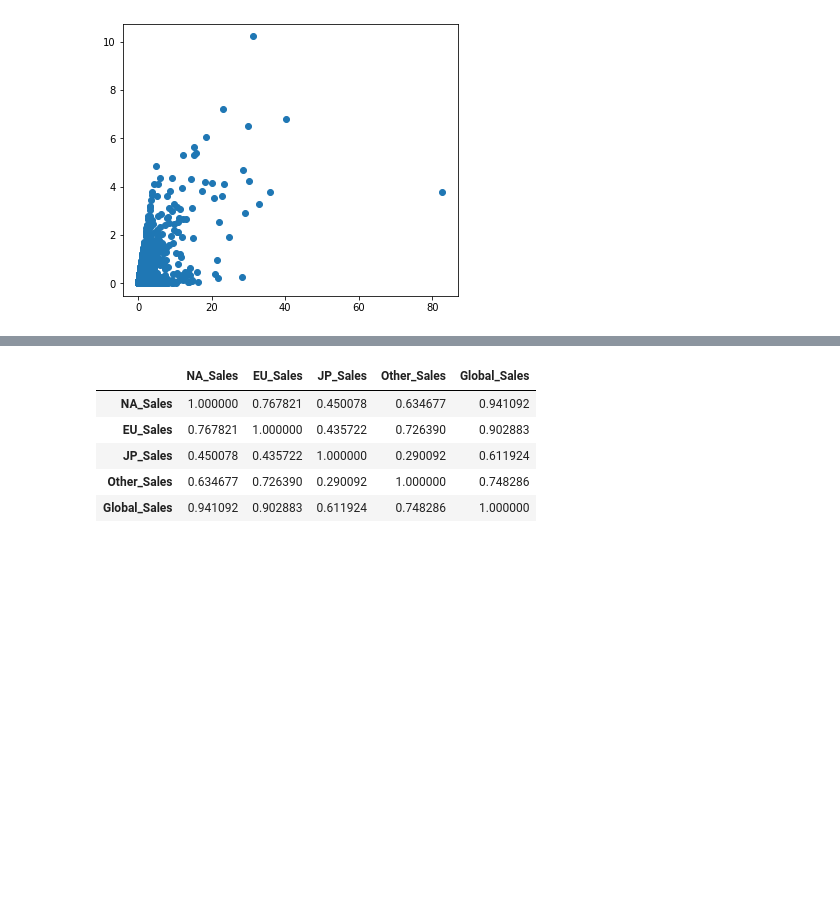
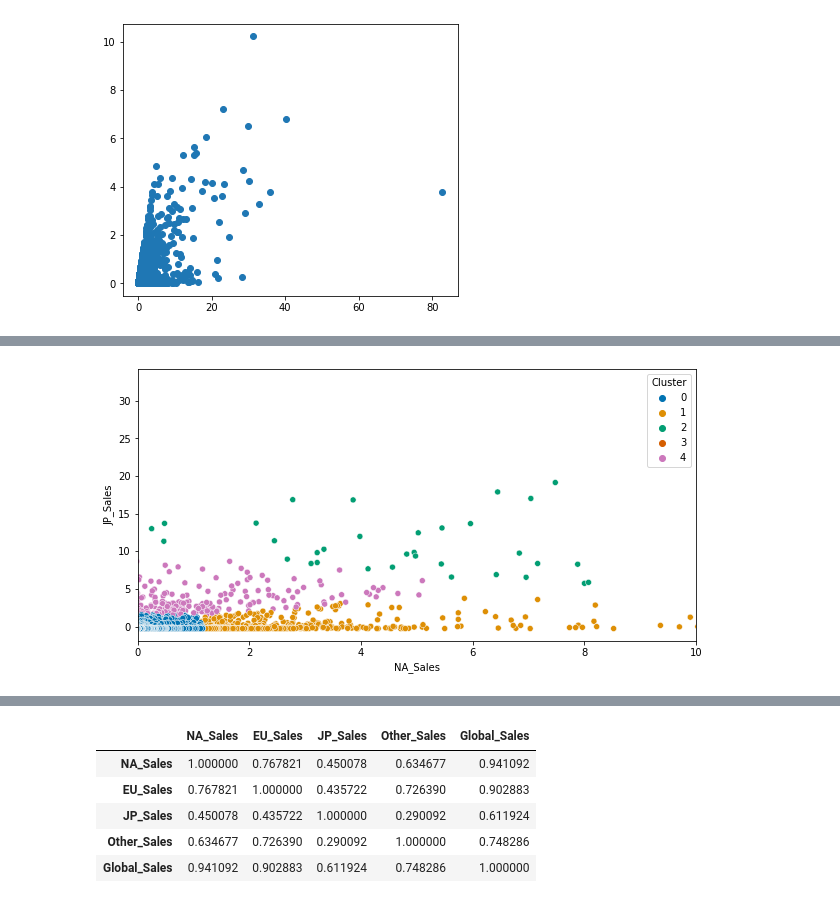
Before and after one commit to nan-park/section1_project, a Jupyter notebook: AI_section1_project.ipynb, the cells around one changed output, grey strips where cells are left out. Drawn from its saved outputs; the diff is of its cells as text; code cells hidden in the pictures; blank space fills up the shorter version.

```diff
--- a/AI_section1_project.ipynb
+++ b/AI_section1_project.ipynb
@@ -734,0 +769,13 @@ cluster를 해보면 그게 나올까..?
+# %%
+kmeans = KMeans(n_clusters=5, random_state=42)
+kmeans.fit(Z[:, [0, 2]])
+cluster_labels = kmeans.labels_ # 각 행마다 label 지정
+
+df_standard = df_standard.assign(Cluster = cluster_labels)
+# %%
+plt.figure(figsize=(10, 5))
+sns.scatterplot(x=df_standard.NA_Sales, y=df_standard.JP_Sales, hue=df_standard.Cluster, palette='colorblind')
+plt.xlim(0, 10)
+plt.show()
+# %% [output]
+[figure, added]
```
Also changed, not shown: parts of 28 cells of this notebook.
